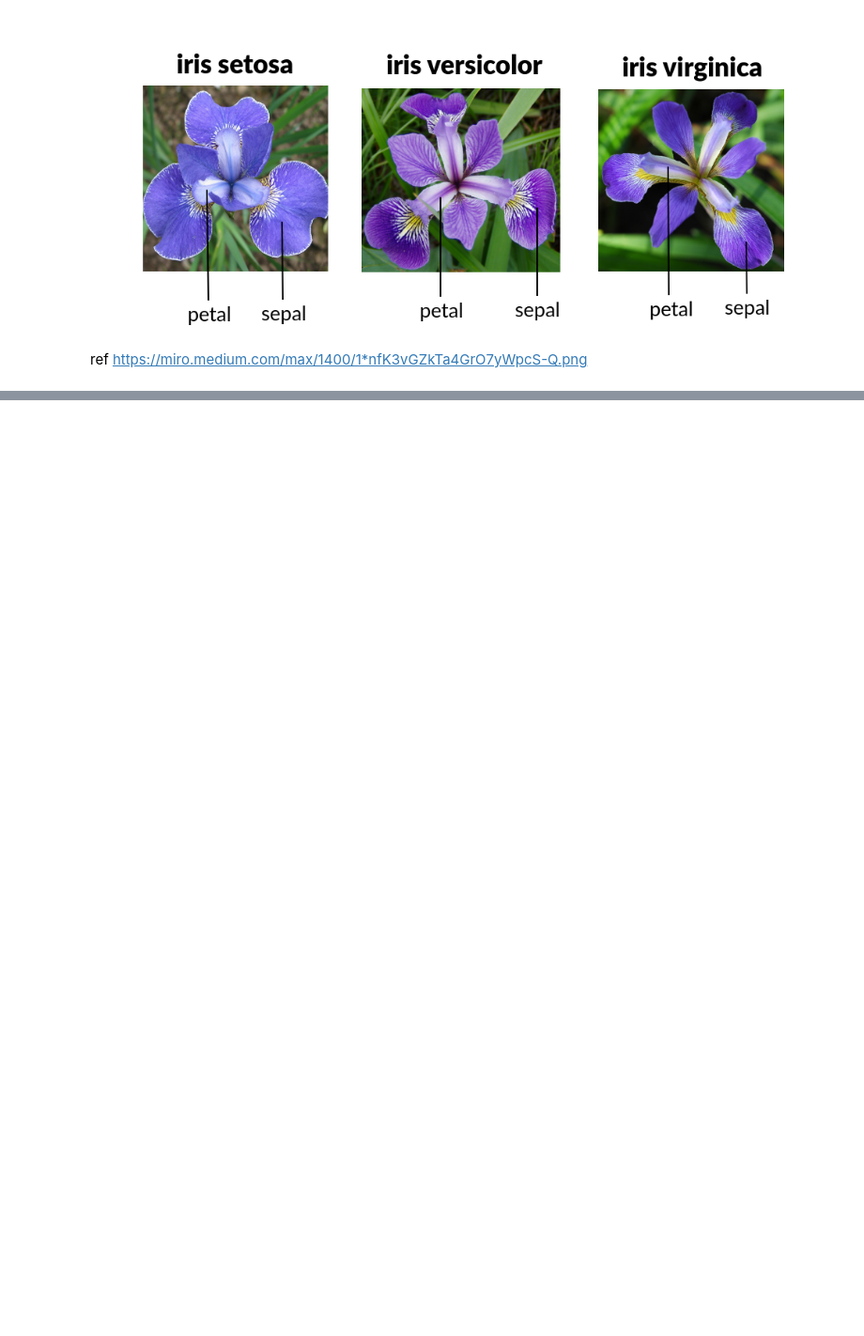
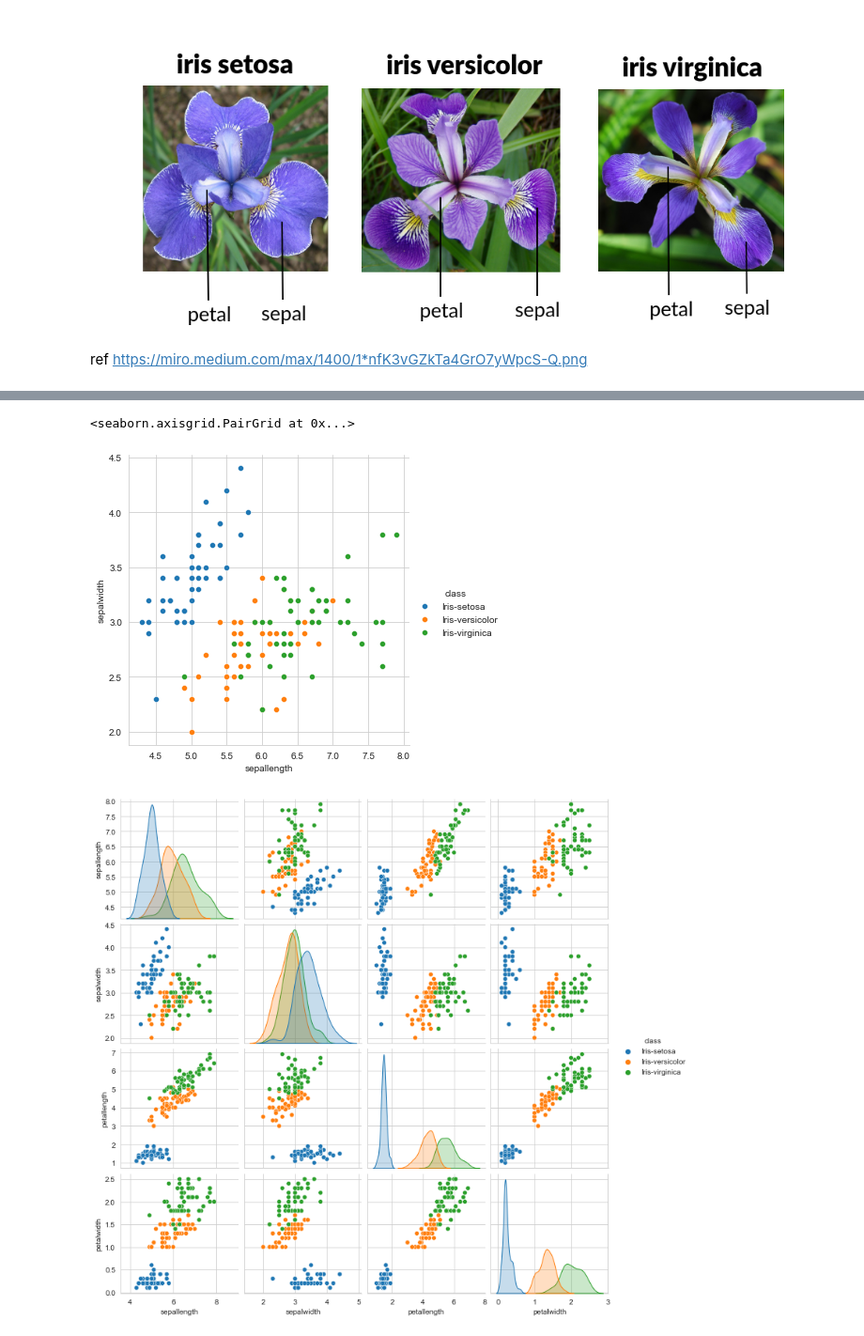
Before and after one commit to BridK02/pands-project, a Jupyter notebook: iris_jupyter.ipynb, the cells around one changed output, grey strips where cells are left out. Shown: that part at 94% size. Drawn from its saved outputs; the diff is of its cells as text; code cells hidden in the pictures; blank space fills up the shorter version.

```diff
--- a/iris_jupyter.ipynb
+++ b/iris_jupyter.ipynb
@@ -9,0 +287,15 @@ are easier to solve, and to plug these together after they have been completed.
+# %%
+sns.set_style('whitegrid') #using seaborn to distinguish between the 3 classes https://medium.com/@Ansh_Patel/deep-dive-eda-on-iris-dataset-e8b04faf2bf7
+sns.FacetGrid(iris_df, hue = 'class', height = 5)\
+.map(sns.scatterplot, 'sepallength', 'sepalwidth')\
+.add_legend()
+plt.savefig('Figure 1 Sepal characteristic colour coded 2D scatter plot.png')
+#the colour coding of this plot shows good separation of iris's of the setosa class based on sepal characteristic
+#in comaprison to versicolour and virginica,
+#this indicates that these two classes of Iris can be classified based on the two sepal measurements
+sns.set_style('whitegrid')
+sns.pairplot(iris_df, hue = 'class')
+# %% [output]
+<seaborn.axisgrid.PairGrid at 0x...>
+[figure, added]
+[figure, added]
```
Also changed, not shown: parts of 22 cells of this notebook, 2 other files.
